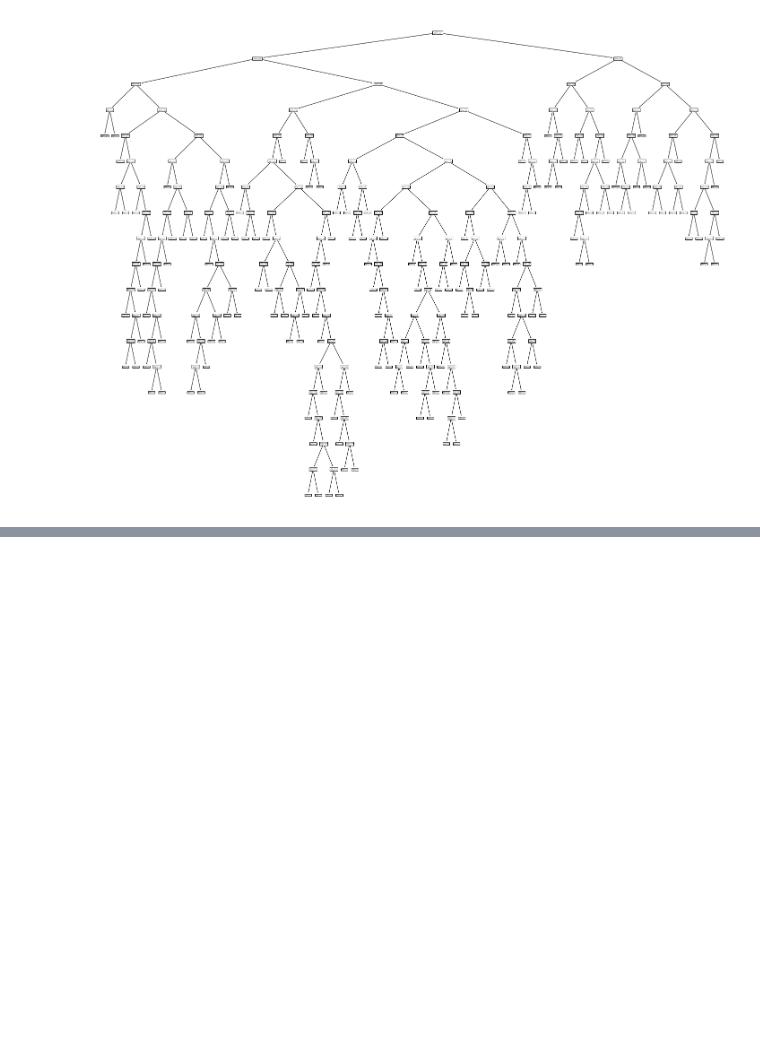
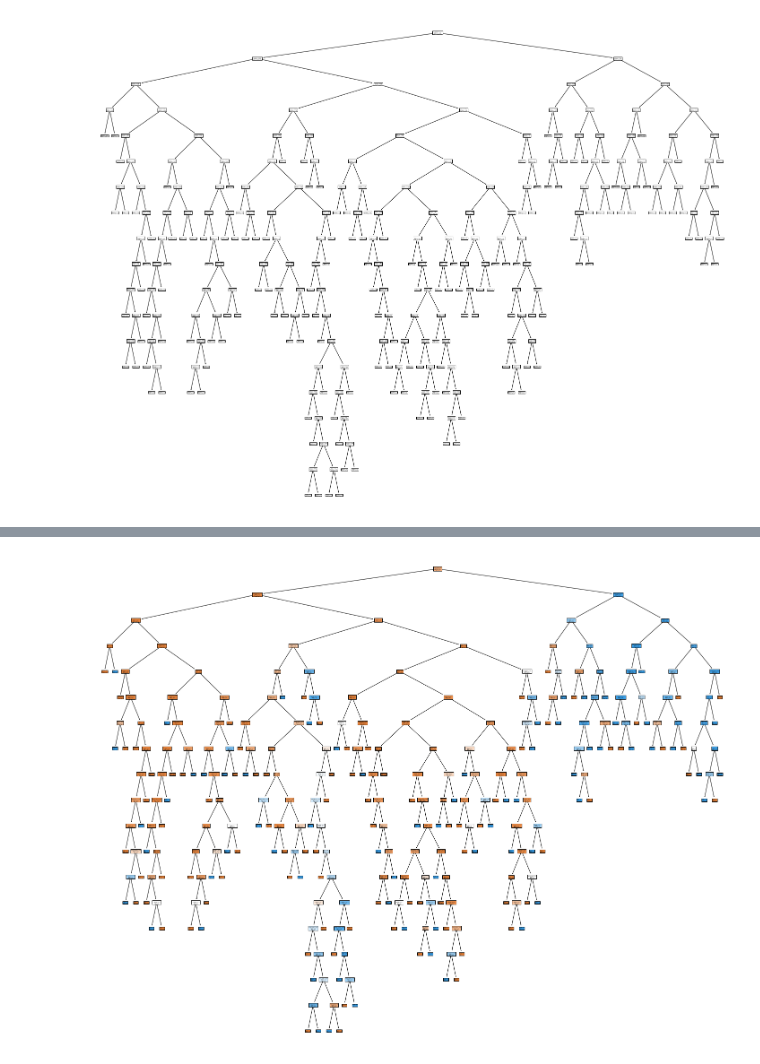
Before and after one commit to martinbudinsky3/diabetes-prediction, a Jupyter notebook: Budinsky_Balekova_Strojove_ucenie.ipynb, the cells around one changed output, grey strips where cells are left out. Cells and saved outputs as stored; diff of their text form; code cells hidden in the pictures; blank space fills up the shorter version.

```diff
--- a/Budinsky_Balekova_Strojove_ucenie.ipynb
+++ b/Budinsky_Balekova_Strojove_ucenie.ipynb
@@ -710,3 +731,14 @@ tree.plot_tree(cls)
+# %%
+fig = plt.figure(figsize=(25,20))
+_ = tree.plot_tree(cls,
+                   feature_names=train_data.columns,
+                   class_names=['yes', 'no'],
+                   filled=True)
+from IPython.display import HTML # toto je tu len pre to aby sa mi obrazok zmestil na obrazovku
+style = "<style>svg{width:70% !important;height:70% !important;}</style>"
+HTML(style)
+# %% [output]
+[figure, added]
 # %%
 from sklearn.tree import export_graphviz
 from graphviz import Source
```
Also changed, not shown: parts of 4 cells of this notebook.
